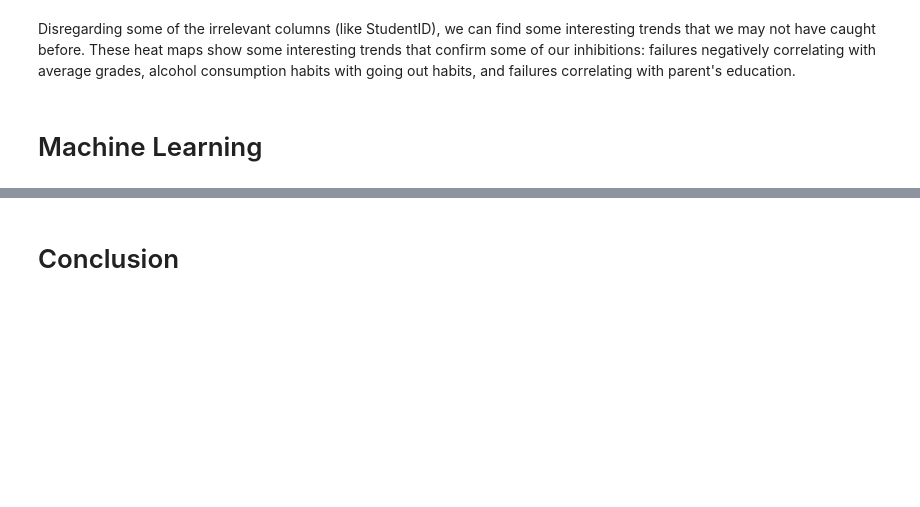
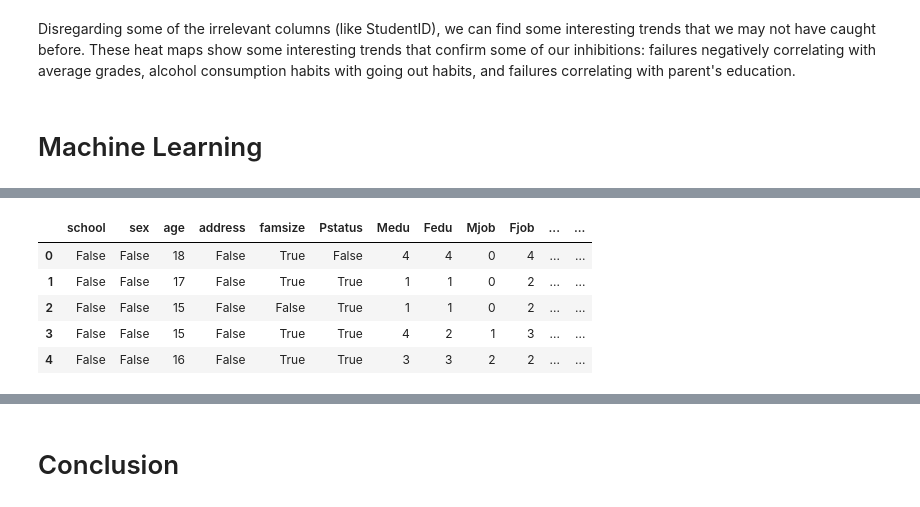
Before and after one commit to mdoxey06/mdoxey06.github.io, a Jupyter notebook: Students_alc (Mike) 2.ipynb, the cells around one changed output, grey strips where cells are left out. Saved outputs shown, nothing was run; the diff lists cells and outputs as text; code cells hidden in the pictures; blank space fills up the shorter version.

```diff
--- a/Students_alc (Mike) 2.ipynb
+++ b/Students_alc (Mike) 2.ipynb
@@ -295,0 +309,3 @@ Disregarding some of the irrelevant columns (like StudentID), we can find some i
+# %%
+stud_alc = pd.read_csv('student_alc.csv')
+stud_alc['Pass'] = pd.Series('', index=stud_alc.index)
@@ -295,0 +314,85 @@ Disregarding some of the irrelevant columns (like StudentID), we can find some i
+# %%
+job = {'at_home':0, 'health':1, 'other':2, 'services':3, 'teacher':4}
+reason = {'course':0, 'home':1, 'other':2, 'reputation':3}
+guardian = {'father':0, 'mother':1, 'other':2}
+for index, row in stud_alc.iterrows():
+    if row["school"] == "GP":
+        stud_alc.set_value(index,'school',False)
+    else:
+        stud_alc.set_value(index,'school',True)
+    if row["sex"] == "F":
+        stud_alc.set_value(index,'sex',False)
+    else:
+        stud_alc.set_value(index,'sex',True)
+    if row["address"] == "U":
+        stud_alc.set_value(index,'address',False)
+    else:
+        stud_alc.set_value(index,'address',True)
+    if row["famsize"] == "GT3":
+        stud_alc.set_value(index,'famsize',True)
+    else:
+        stud_alc.set_value(index,'famsize',False)
+    if row["Pstatus"] == "A":
+        stud_alc.set_value(index,'Pstatus',False)
+    else:
+        stud_alc.set_value(index,'Pstatus',True)
+
+    stud_alc.set_value(index,'Mjob',job[row["Mjob"]])
+    stud_alc.set_value(index,'Fjob',job[row["Fjob"]])
+    stud_alc.set_value(index,'reason',reason[row["reason"]])
+    stud_alc.set_value(index,'guardian',guardian[row["guardian"]])
+
+    # categorizing schoolsup
+    if row["schoolsup"] == "yes":
+        stud_alc.set_value(index,'schoolsup',True)
+    else:
+        stud_alc.set_value(index,'schoolsup',False)
+    # categorizing internet
+    if row["famsup"] == "yes":
+        stud_alc.set_value(index,'famsup',True)
+    else:
+        stud_alc.set_value(index,'famsup',False)
+    # categorizing paid
+    if row["paid"] == "yes":
+        stud_alc.set_value(index,'paid',True)
+    else:
+        stud_alc.set_value(index,'paid',False)
+    # categorizing activities
+    if row["activities"] == "yes":
+        stud_alc.set_value(index,'activities',True)
+    else:
+        stud_alc.set_value(index,'activities',False)
+    # categorizing nursery
+    if row["nursery"] == "yes":
+        stud_alc.set_value(index,'nursery',True)
+    else:
+        stud_alc.set_value(index,'nursery',False)
+    # categorizing higher
+    if row["higher"] == "yes":
+        stud_alc.set_value(index,'higher',True)
+    else:
+        stud_alc.set_value(index,'higher',False)
+    # categorizing romantic
+    if row["romantic"] == "yes":
+        stud_alc.set_value(index,'romantic',True)
+    else:
+        stud_alc.set_value(index,'romantic',False)
+    # categorizing internet
+    if row["internet"] == "yes":
+        stud_alc.set_value(index,'internet',True)
+    else:
+        stud_alc.set_value(index,'internet',False)
+    # categorizing G3
+    if row["G3"] >= 14:
+        stud_alc.set_value(index,'Pass',True)
+    else:
+        stud_alc.set_value(index,'Pass',False)
+
+stud_alc.head()
+# %% [output]
+|  | school | sex | age | address | famsize | Pstatus | Medu | Fedu | Mjob | Fjob | ... | ... |
+| 0 | False | False | 18 | False | True | False | 4 | 4 | 0 | 4 | ... | ... |
+| 1 | False | False | 17 | False | True | True | 1 | 1 | 0 | 2 | ... | ... |
+| 2 | False | False | 15 | False | False | True | 1 | 1 | 0 | 2 | ... | ... |
+| 3 | False | False | 15 | False | True | True | 4 | 2 | 1 | 3 | ... | ... |
+| 4 | False | False | 16 | False | True | True | 3 | 3 | 2 | 2 | ... | ... |
```
Also changed, not shown: parts of 27 cells of this notebook, 4 other files.
